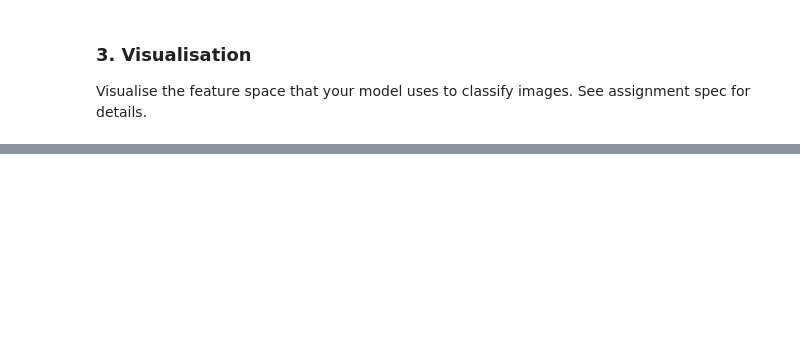
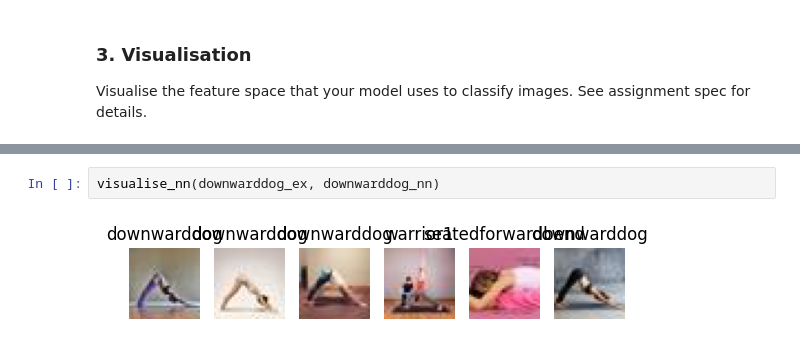
Before and after one commit to LOOP115/Image_Classification_CNN, a Jupyter notebook: code.ipynb, the cells around one changed output, grey strips where cells are left out. Drawn from its saved outputs; the diff is of its cells as text; blank space fills up the shorter version.

```diff
--- a/code.ipynb
+++ b/code.ipynb
@@ -266,0 +376,4 @@ Visualise the feature space that your model uses to classify images. See assignm
+# %%
+visualise_nn(downwarddog_ex, downwarddog_nn)
+# %% [output]
+[figure, added]
```
Also changed, not shown: parts of 21 cells of this notebook, 2 other files.
